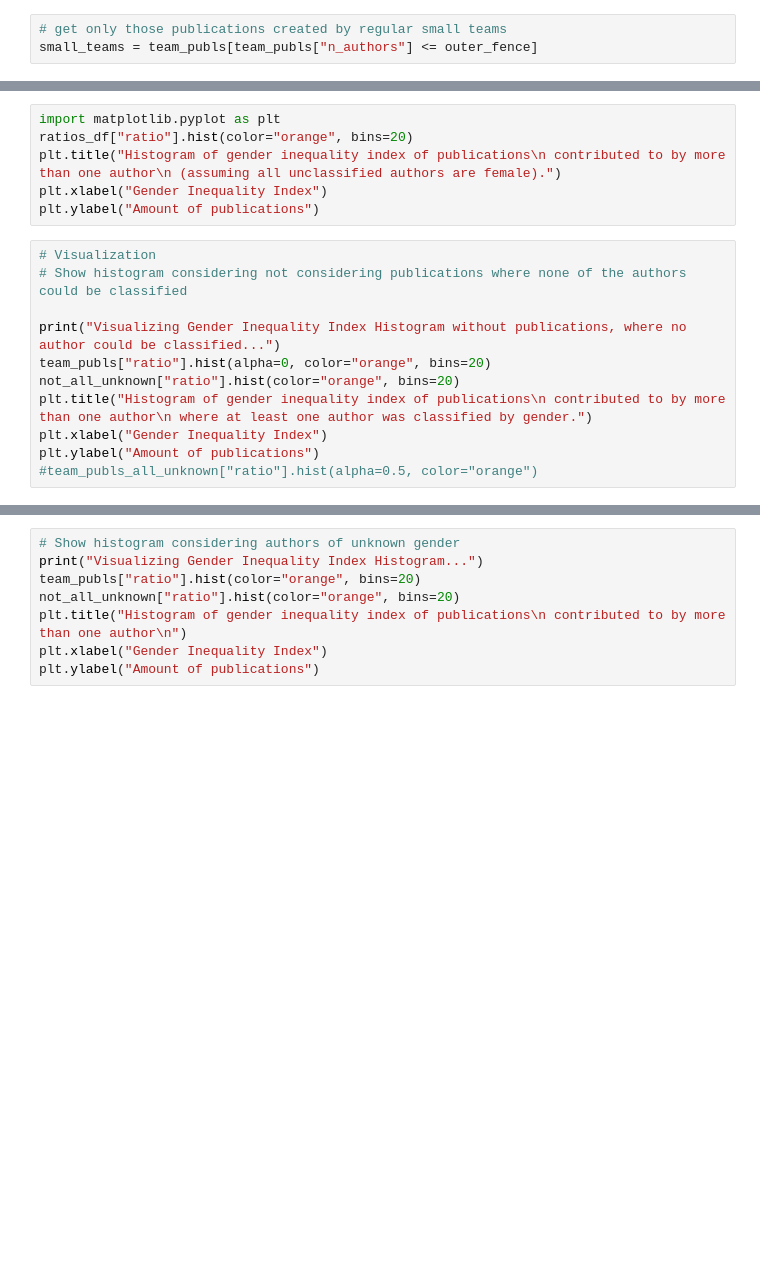
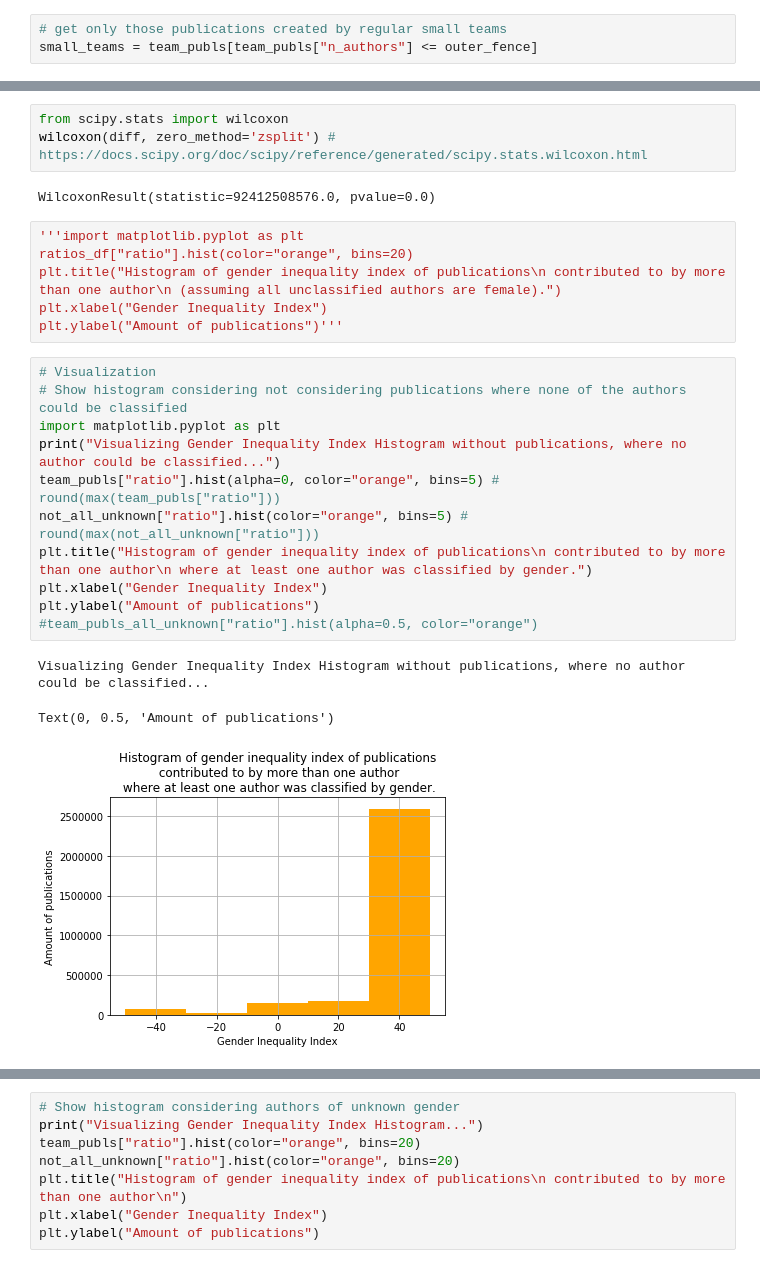
Before and after one commit to LiFaytheGoblin/Gender-Equality-in-CS-Publications, a Jupyter notebook: HypothesisTesting_H4_H5.ipynb, the cells around one changed output, grey strips where cells are left out. Cells and saved outputs as stored; diff of their text form; blank space fills up the shorter version.

```diff
--- a/HypothesisTesting_H4_H5.ipynb
+++ b/HypothesisTesting_H4_H5.ipynb
@@ -95,17 +146,26 @@ mode(ratios_df["ratio"])
+# %%
+from scipy.stats import wilcoxon
+wilcoxon(diff, zero_method='zsplit') # https://docs.scipy.org/doc/scipy/reference/generated/scipy.stats.wilcoxon.html
+# %% [output]
+WilcoxonResult(statistic=92412508576.0, pvalue=0.0)
 # %%
-import matplotlib.pyplot as plt
+'''import matplotlib.pyplot as plt
 ratios_df["ratio"].hist(color="orange", bins=20)
 plt.title("Histogram of gender inequality index of publications\n contributed to by more than one author\n (assuming all unclassified authors are female).")
 plt.xlabel("Gender Inequality Index")
-plt.ylabel("Amount of publications")
+plt.ylabel("Amount of publications")'''
 # %%
 # Visualization
 # Show histogram considering not considering publications where none of the authors could be classified
-
+import matplotlib.pyplot as plt
 print("Visualizing Gender Inequality Index Histogram without publications, where no author could be classified...")
-team_publs["ratio"].hist(alpha=0, color="orange", bins=20)
-not_all_unknown["ratio"].hist(color="orange", bins=20)
+team_publs["ratio"].hist(alpha=0, color="orange", bins=5) # round(max(team_publs["ratio"]))
+not_all_unknown["ratio"].hist(color="orange", bins=5) # round(max(not_all_unknown["ratio"]))
 plt.title("Histogram of gender inequality index of publications\n contributed to by more than one author\n where at least one author was classified by gender.")
 plt.xlabel("Gender Inequality Index")
 plt.ylabel("Amount of publications")
 #team_publs_all_unknown["ratio"].hist(alpha=0.5, color="orange")
+# %% [output]
+Visualizing Gender Inequality Index Histogram without publications, where no author could be classified...
+Text(0, 0.5, 'Amount of publications')
+[figure, added]
```
Also changed, not shown: parts of 11 cells of this notebook.
